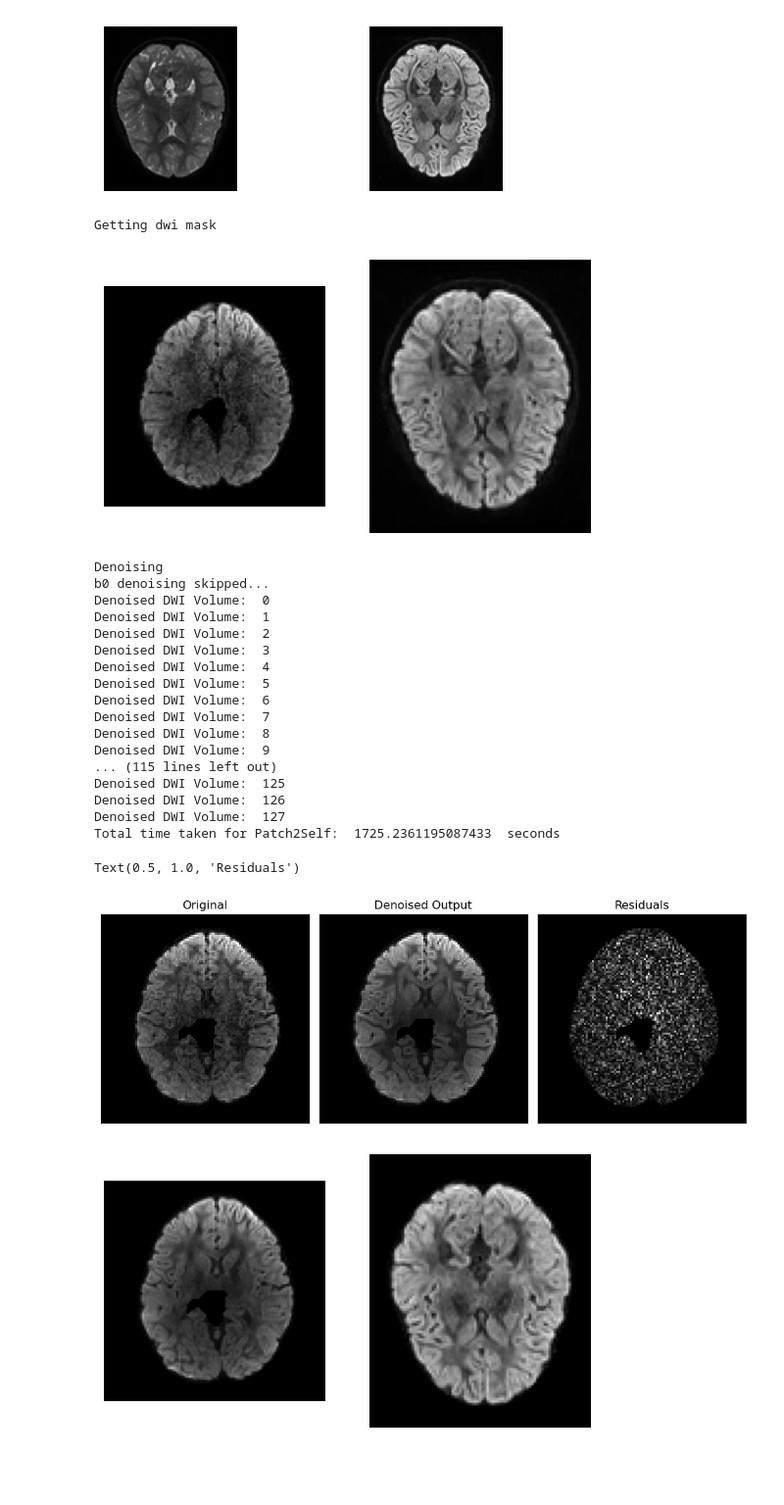
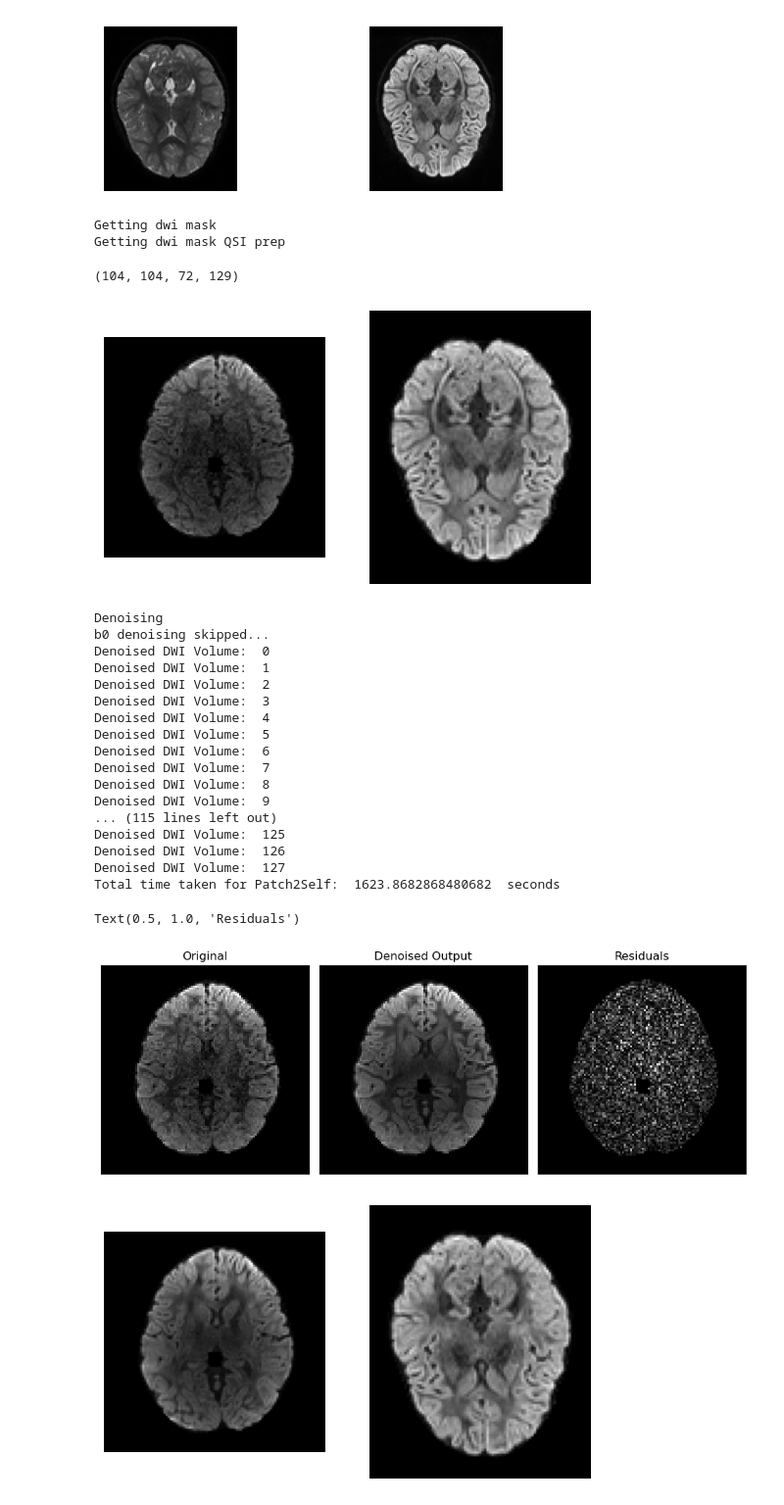
Before and after one commit to NeuroHackademy2024/diffusion-mri, a Jupyter notebook: code/004_recon_test_model_comp.ipynb, the cells around one changed output. Shown at 98% size. Drawn from its saved outputs; the diff is of its cells as text; code cells hidden in the pictures; blank space fills up the shorter version.

```diff
--- a/code/004_recon_test_model_comp.ipynb
+++ b/code/004_recon_test_model_comp.ipynb
@@ -170,7 +170,7 @@ from dipy.segment.mask import median_otsu, multi_median
 print('Getting dwi mask')
 # Generates brian mask
 dwi_data_masked, dwi_mask = median_otsu(dwi_data, vol_idx=range(10, 50),
-                                        median_radius=7, numpass=6,
+                                        median_radius=5, numpass=2,
                                         autocrop=False, dilate=2)
 
 print('Getting dwi mask QSI prep')
@@ -179,19 +179,24 @@ dwi_data_masked_qsi, dwi_mask_qsi = median_otsu(dwi_data_qsi, vol_idx=range(10,
                                         autocrop=False, dilate=2)
 # %% [output]
 Getting dwi mask
+Getting dwi mask QSI prep
+# %%
+print(dwi_data_masked.shape)
+# %% [output]
+(104, 104, 72, 129)
 # %%
 # quickly visualize the results to evaluate whether to adjust mask params (?)
 sli     = dwi_data_masked.shape[2] // 2
-sli_qsi = dwi_data_qsi.shape[2] // 2
+sli_qsi = dwi_data_masked_qsi.shape[2] // 2
 
 plt.figure('Simple vs QSI')
 plt.subplot(1, 2, 1).set_axis_off()     # plot volume in the middle
-plt.imshow(dwi_data_masked[:, :, sli +2, 5].T, cmap='gray', origin='lower')    # plot dMRI in axial view, slice 35 of volume 0 (b0)
+plt.imshow(dwi_data_masked[:, :, sli, 25].T, cmap='gray', origin='lower')    # plot dMRI in axial view, slice 35 of volume 0 (b0)
 plt.subplot(1, 2, 2).set_axis_off()     # plot volume in the right
-plt.imshow(dwi_data_qsi[:, :, sli_qsi +2, 5].T, cmap='gray', origin='lower')   # plot dMRI in axial view, slice 35 of volume 24
+plt.imshow(dwi_data_masked_qsi[:, :, sli_qsi, 25].T, cmap='gray', origin='lower')   # plot dMRI in axial view, slice 35 of volume 24
 plt.show()
 # %% [output]
-[figure, old version]
+[figure, new version]
 # %%
 # Denoise#
 from dipy.denoise.patch2self import patch2self
@@ -222,7 +227,7 @@ Denoised DWI Volume:  9
 Denoised DWI Volume:  125
 Denoised DWI Volume:  126
 Denoised DWI Volume:  127
-Total time taken for Patch2Self:  1725.2361195087433  seconds
+Total time taken for Patch2Self:  1623.8682868480682  seconds
 # %%
 import numpy as np
 # prepare to plot
@@ -240,7 +245,7 @@ ax.flat[2].imshow(rms_diff.T, cmap='gray', interpolation='none', origin='lower')
 ax.flat[2].set_title('Residuals')
 # %% [output]
 Text(0.5, 1.0, 'Residuals')
-[figure, old version]
+[figure, new version]
 # %%
 # Now compare Simple vs QSI preproc
 
```
Also changed, not shown: parts of 7 cells of this notebook.
